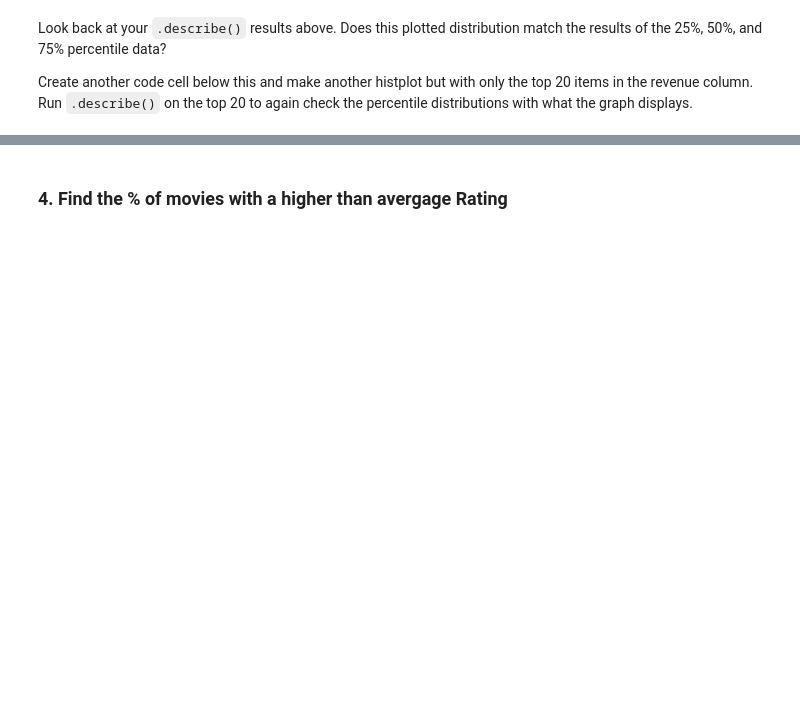
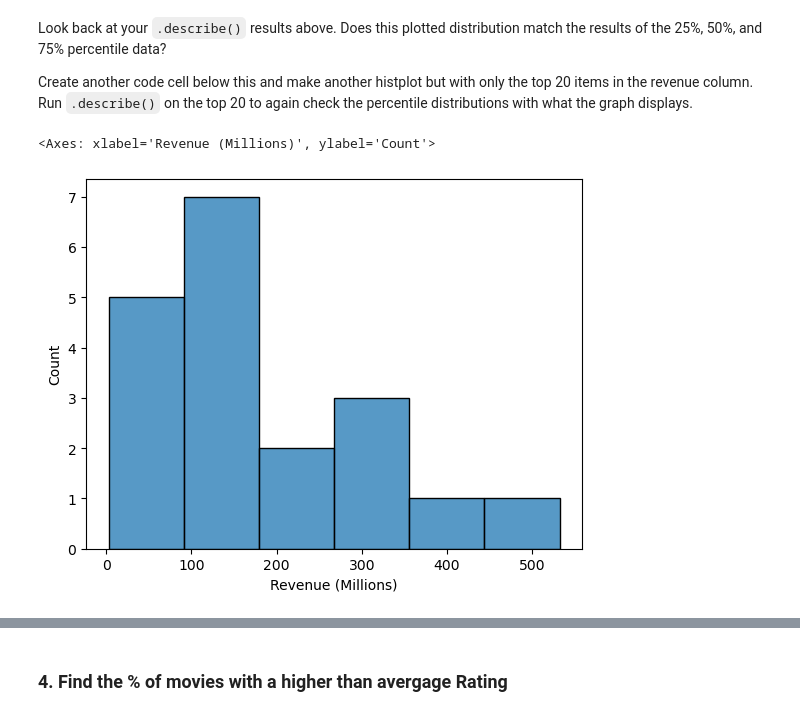
Before and after one commit to HarshalaS6/EDA_pt2_studio, a Jupyter notebook: EDApt2-Studio.ipynb, the cells around one changed output, grey strips where cells are left out. Cells and saved outputs as stored; diff of their text form; code cells hidden in the pictures; blank space fills up the shorter version.

```diff
--- a/EDApt2-Studio.ipynb
+++ b/EDApt2-Studio.ipynb
@@ -74,3 +156,10 @@ Hint: look at the count result above and compare that with the ``Length`` return
 Look back at your ``.describe()`` results above. Does this plotted distribution match the results of the 25%, 50%, and 75% percentile data?
 
 Create another code cell below this and make another histplot but with only the top 20 items in the revenue column. Run ``.describe()`` on the top 20 to again check the percentile distributions with what the graph displays.
+# %%
+data1 = data.head(20)
+data1
+sns.histplot(data1['Revenue (Millions)'].dropna())
+# %% [output]
+<Axes: xlabel='Revenue (Millions)', ylabel='Count'>
+[figure, added]
```
Also changed, not shown: parts of 15 cells of this notebook.
